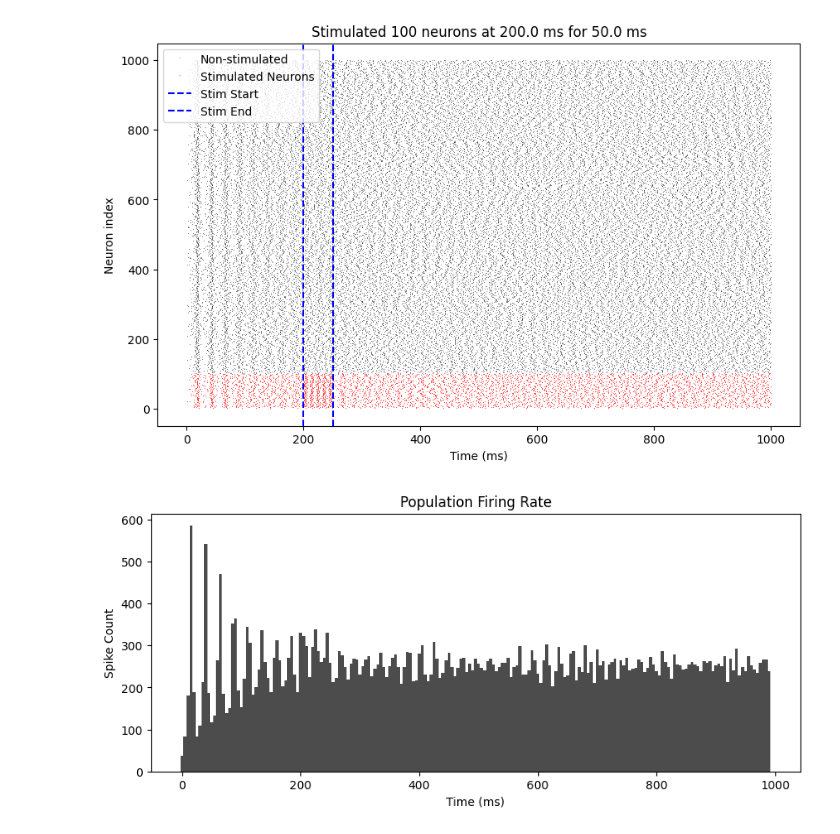
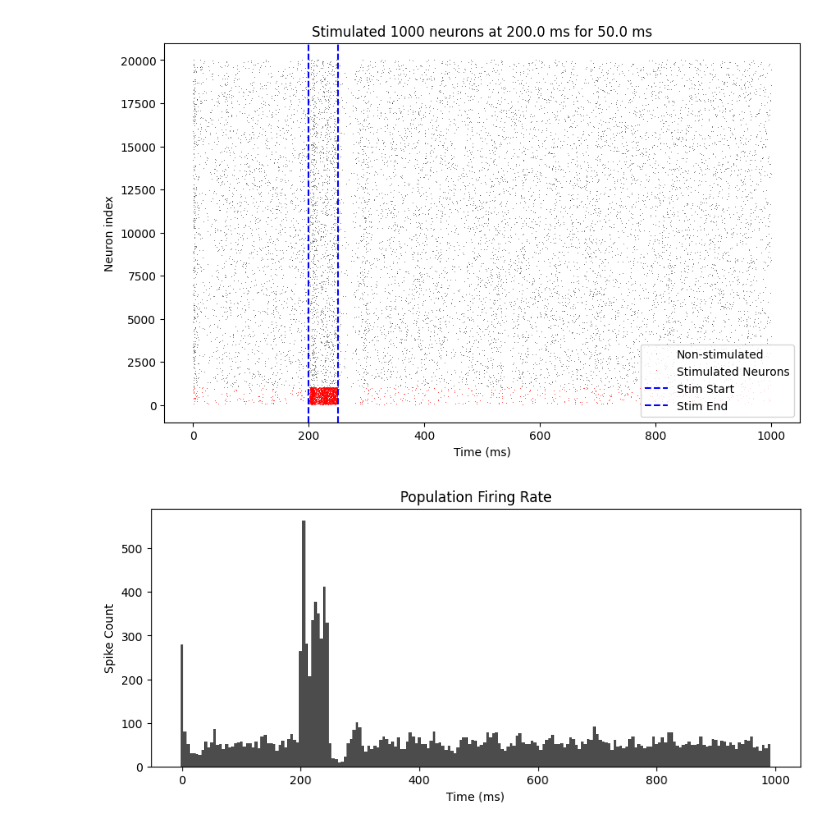
Before and after one commit to neurotech-berkeley/Wetware, a Jupyter notebook: SocketPrototypes/brain_2.ipynb, the cells around one changed output. Drawn from its saved outputs; the diff is of its cells as text; code cells hidden in the pictures.

```diff
--- a/SocketPrototypes/brain_2.ipynb
+++ b/SocketPrototypes/brain_2.ipynb
@@ -41,8 +45,27 @@ show()
 # %%
 from brian2 import *
 
-num_neurons=1000
-stim_neurons=500  # Number of neurons to stimulate
+#Measurements every 10 milliseconds, 200 neurons
+
+#Feedback stimulus (unpredictable): 150 mV at 5 hZ over 4 second period
+#Feedback stimulus (predictable): 75 mV at 100 hZ for 100 mS
+
+#Assume 50/50
+
+# How Code is currently generating dummy data:
+
+# def generate_dummy_data(NUM_CHANNELS=58, NUM_SAMPLES=1024):
+#     time = np.linspace(0, 1, NUM_SAMPLES) # 1-second interval, 1024 samples
+#     # for now, simulate as channel i being a sinusoid w/ freq 2pi i  + noise
+#     channel_data = []
+#     for i in range(NUM_CHANNELS):
+#         voltage = np.sin(2 * np.pi * i * time)
+#         channel_data.append(voltage)
+#     channel_data = np.array(channel_data)
+#     return time, channel_data
+
+num_neurons=20000
+stim_neurons=1000  # Number of neurons to stimulate
 stim_start=200*ms # Stimulus begins
 stim_duration=50*ms # Stimulus duration
 stim_current=20*mV # External input current
@@ -83,8 +106,8 @@ def simulate_neural_network(num_neurons,stim_neurons,stim_start,stim_duration,st
     Ci = Synapses(P, P, on_pre='gi += wi')  # Inhibitory synapses
 
     # Connect Neurons Randomly
-    Ce.connect('i < 3200', p=0.02)  # First 3200 are excitatory
-    Ci.connect('i >= 3200', p=0.02) # Last 800 are inhibitory
+    Ce.connect('i < 10000', p=0.02)  # First 3200 are excitatory
+    Ci.connect('i >= 10000', p=0.02) # Last 800 are inhibitory
 
     # Apply External Stimulation
     @network_operation(dt=1*ms)
@@ -110,32 +133,32 @@ def simulate_neural_network(num_neurons,stim_neurons,stim_start,stim_duration,st
     # Plot non-stimulated neurons in black
     plot(s_mon.t[~stimulated_neurons] / ms, s_mon.i[~stimulated_neurons], ',k', alpha=0.5, label="Non-stimulated")
 
     # Plot stimulated neurons in red
     plot(s_mon.t[stimulated_neurons] / ms, s_mon.i[stimulated_neurons], ',r', alpha=0.7, label="Stimulated Neurons")
 
     # Add Vertical Lines for Stimulus Start & End
     axvline(stim_start/ms, color='blue', linestyle='--', label="Stim Start")
     axvline((stim_start + stim_duration) / ms, color='blue', linestyle='--', label="Stim End")
 
     xlabel('Time (ms)')
     ylabel('Neuron index')
     title(f'Stimulated {stim_neurons} neurons at {stim_start/ms} ms for {stim_duration/ms} ms')
     legend()
     show()
 
     ### POPULATION FIRING RATE HISTOGRAM (PSTH) ###
     figure(figsize=(10, 4))
     bin_size = 5*ms  # Bin size for histogram
     hist, bins = np.histogram(s_mon.t/ms, bins=np.arange(0, 1000, bin_size/ms))
 
     bar(bins[:-1], hist, width=bin_size/ms, color='black', alpha=0.7)
     xlabel('Time (ms)')
     ylabel('Spike Count')
     title('Population Firing Rate')
     show()
 
 # Call the function
 simulate_neural_network(num_neurons,stim_neurons,stim_start,stim_duration,stim_current)
 # %% [output]
-[figure, old version]
+[figure, new version]
-[figure, old version]
+[figure, new version]
```
Also changed, not shown: parts of 1 cell of this notebook, 2 other files.
